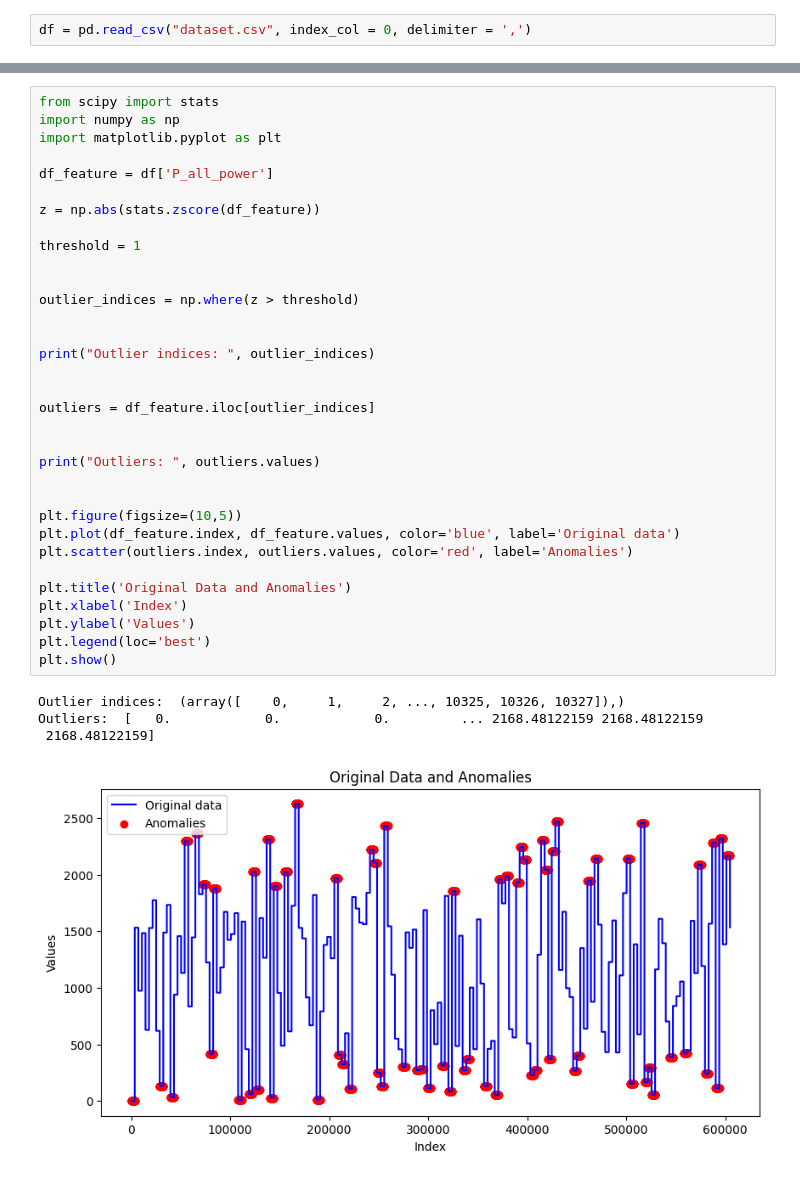
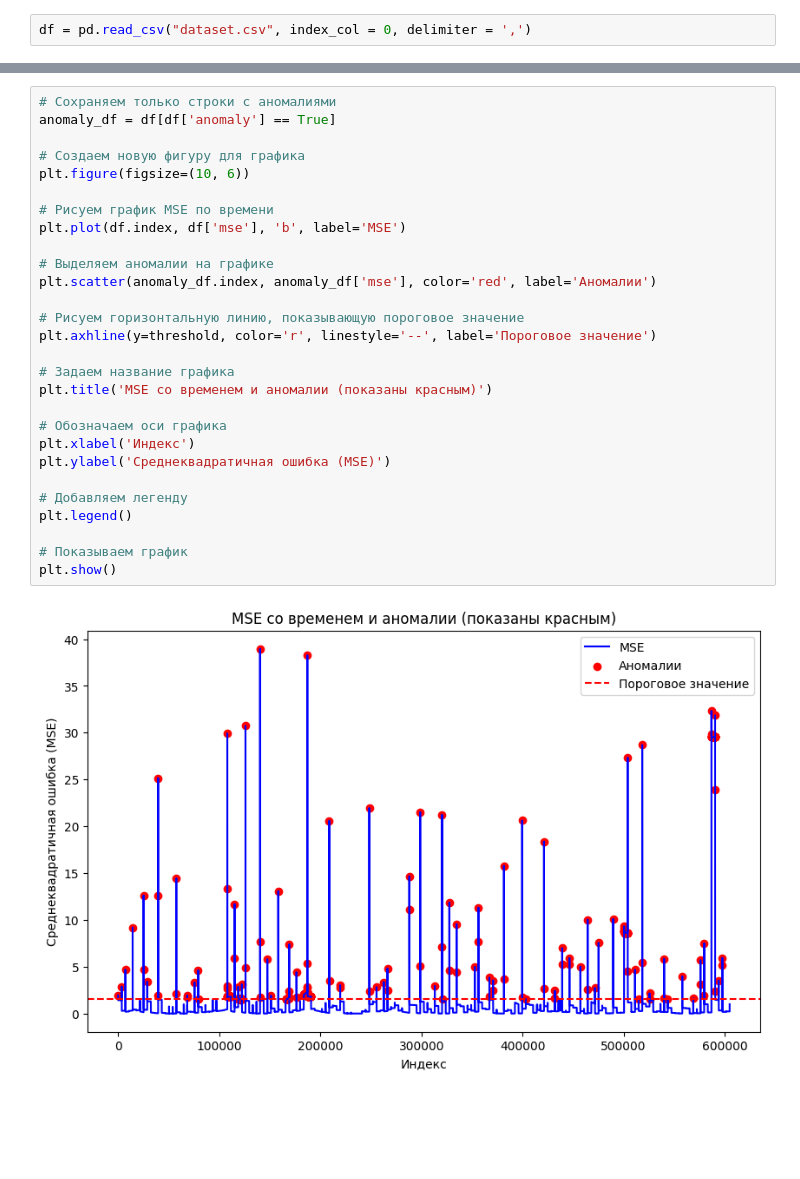
Before and after one commit to Ber-Ilya/modelica_building_energy_system, a Jupyter notebook: Isolation Forest.ipynb, the cells around one changed output, grey strips where cells are left out. Cells and saved outputs as stored; diff of their text form; blank space fills up the shorter version.

```diff
--- a/Isolation Forest.ipynb
+++ b/Isolation Forest.ipynb
@@ -127,38 +112,30 @@ plt.show()
 # %%
-from scipy import stats
-import numpy as np
-import matplotlib.pyplot as plt
+# Сохраняем только строки с аномалиями
+anomaly_df = df[df['anomaly'] == True]
 
-df_feature = df['P_all_power']
+# Создаем новую фигуру для графика
+plt.figure(figsize=(10, 6))
 
-z = np.abs(stats.zscore(df_feature))
+# Рисуем график MSE по времени
+plt.plot(df.index, df['mse'], 'b', label='MSE')
 
-threshold = 1
+# Выделяем аномалии на графике
+plt.scatter(anomaly_df.index, anomaly_df['mse'], color='red', label='Аномалии')
 
+# Рисуем горизонтальную линию, показывающую пороговое значение
+plt.axhline(y=threshold, color='r', linestyle='--', label='Пороговое значение')
 
-outlier_indices = np.where(z > threshold)
+# Задаем название графика
+plt.title('MSE со временем и аномалии (показаны красным)')
 
+# Обозначаем оси графика
+plt.xlabel('Индекс')
+plt.ylabel('Среднеквадратичная ошибка (MSE)')
 
-print("Outlier indices: ", outlier_indices)
+# Добавляем легенду
+plt.legend()
 
-
-outliers = df_feature.iloc[outlier_indices]
-
-
-print("Outliers: ", outliers.values)
-
-
-plt.figure(figsize=(10,5))
-plt.plot(df_feature.index, df_feature.values, color='blue', label='Original data')
-plt.scatter(outliers.index, outliers.values, color='red', label='Anomalies')
-
-plt.title('Original Data and Anomalies')
-plt.xlabel('Index')
-plt.ylabel('Values')
-plt.legend(loc='best')
+# Показываем график
 plt.show()
 # %% [output]
-Outlier indices:  (array([    0,     1,     2, ..., 10325, 10326, 10327]),)
-Outliers:  [   0.            0.            0.         ... 2168.48122159 2168.48122159
- 2168.48122159]
-[figure, old version]
+[figure, new version]
```
Also changed, not shown: parts of 6 cells of this notebook.
